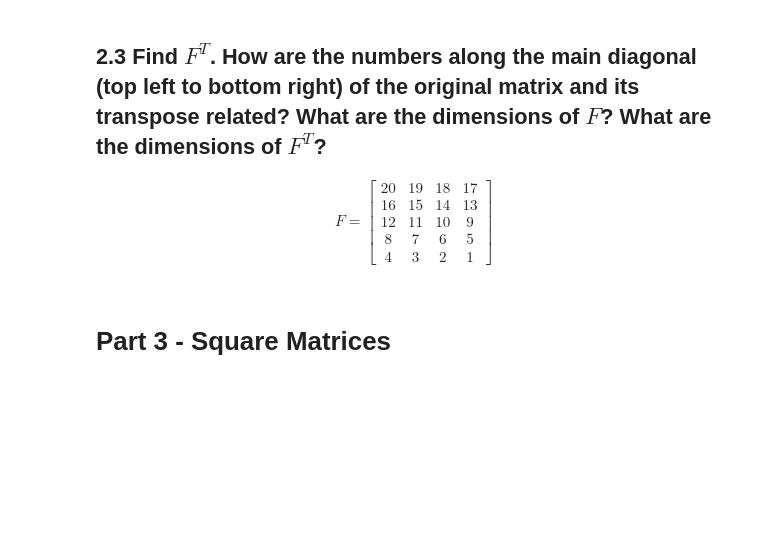
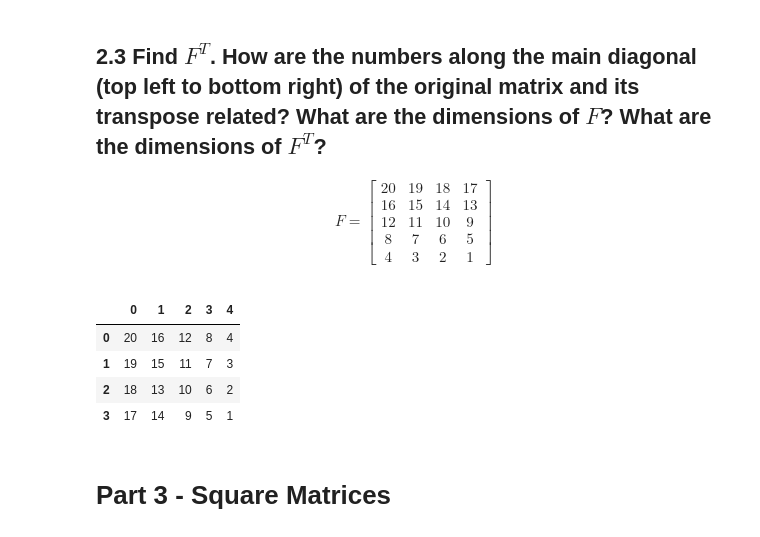
Before and after one commit to raklives/DS-Unit-1-Sprint-3-Linear-Algebra, a Jupyter notebook: module1-vectors-and-matrices/LS_DS_131_Vectors_and_Matrices_Assignment.ipynb, the cells around one changed output. Drawn from its saved outputs; the diff is of its cells as text; code cells hidden in the pictures; blank space fills up the shorter version.

```diff
--- a/module1-vectors-and-matrices/LS_DS_131_Vectors_and_Matrices_Assignment.ipynb
+++ b/module1-vectors-and-matrices/LS_DS_131_Vectors_and_Matrices_Assignment.ipynb
@@ -479,3 +489,15 @@ F =
+# %%
+# assing and convert to arrays
+F = np.array([[20,19,18,17], [16,15,13,14], [12,11,10,9], [8,7,6,5], [4,3,2,1]])
+# %%
+# transpose
+pd.DataFrame(F.T)
+# %% [output]
+|  | 0 | 1 | 2 | 3 | 4 |
+| 0 | 20 | 16 | 12 | 8 | 4 |
+| 1 | 19 | 15 | 11 | 7 | 3 |
+| 2 | 18 | 13 | 10 | 6 | 2 |
+| 3 | 17 | 14 | 9 | 5 | 1 |
 # %% [markdown]
 # Part 3 - Square Matrices
 # %% [markdown]
```
Also changed, not shown: parts of 9 cells of this notebook.
